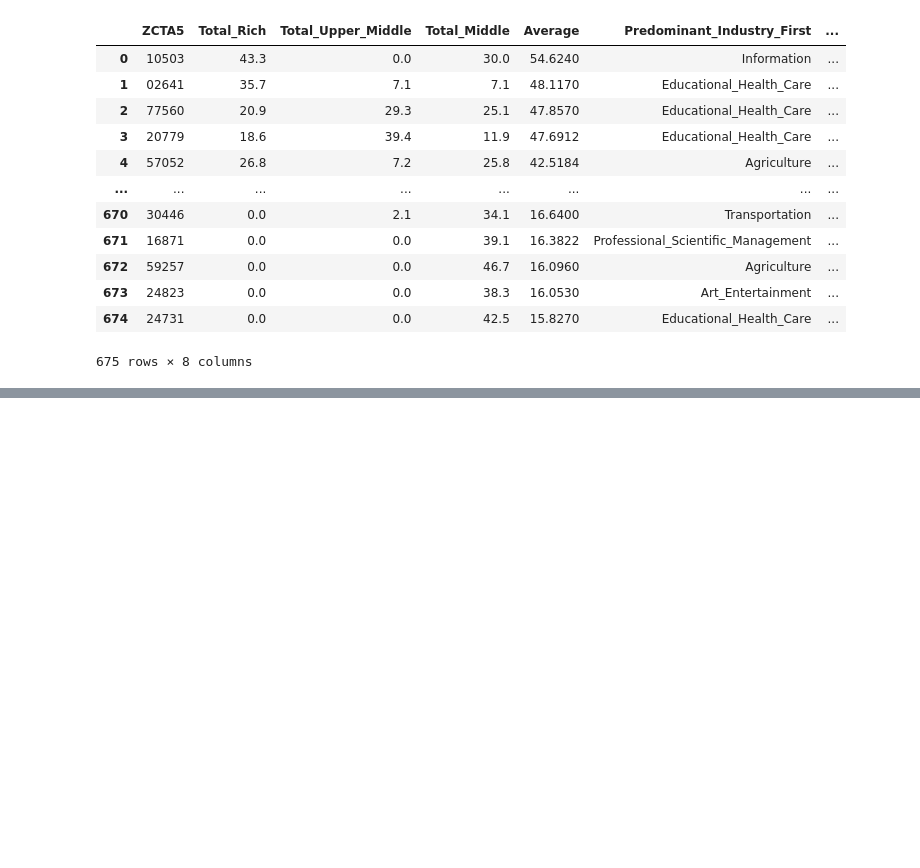
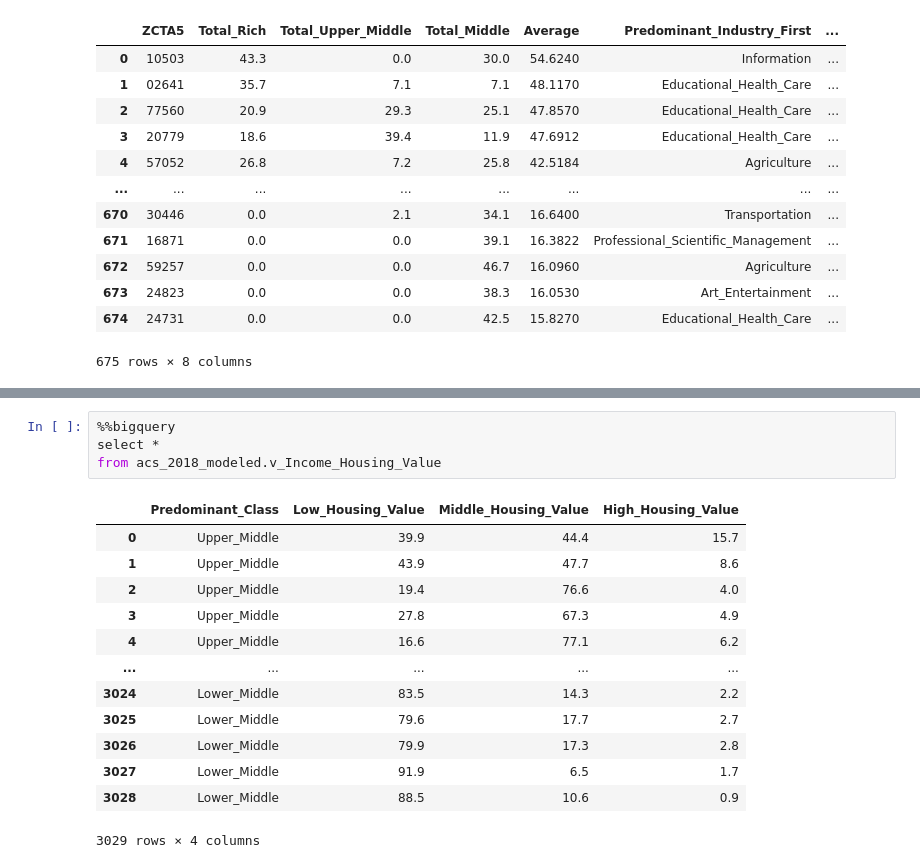
Before and after one commit to xindixu/US-demographic-analysis, a Jupyter notebook: primary-data/acs_2018_analysis.ipynb, the cells around one changed output, grey strips where cells are left out. Saved outputs shown, nothing was run; the diff lists cells and outputs as text; blank space fills up the shorter version.

```diff
--- a/primary-data/acs_2018_analysis.ipynb
+++ b/primary-data/acs_2018_analysis.ipynb
@@ -228,0 +294,18 @@ from acs_2018_modeled.v_Income_Class_With_School_Enrollment
+# %%
+%%bigquery
+select *
+from acs_2018_modeled.v_Income_Housing_Value
+# %% [output]
+|  | Predominant_Class | Low_Housing_Value | Middle_Housing_Value | High_Housing_Value |
+| 0 | Upper_Middle | 39.9 | 44.4 | 15.7 |
+| 1 | Upper_Middle | 43.9 | 47.7 | 8.6 |
+| 2 | Upper_Middle | 19.4 | 76.6 | 4.0 |
+| 3 | Upper_Middle | 27.8 | 67.3 | 4.9 |
+| 4 | Upper_Middle | 16.6 | 77.1 | 6.2 |
+| ... | ... | ... | ... | ... |
+| 3024 | Lower_Middle | 83.5 | 14.3 | 2.2 |
+| 3025 | Lower_Middle | 79.6 | 17.7 | 2.7 |
+| 3026 | Lower_Middle | 79.9 | 17.3 | 2.8 |
+| 3027 | Lower_Middle | 91.9 | 6.5 | 1.7 |
+| 3028 | Lower_Middle | 88.5 | 10.6 | 0.9 |
+3029 rows × 4 columns
```
Also changed, not shown: parts of 12 cells of this notebook.
